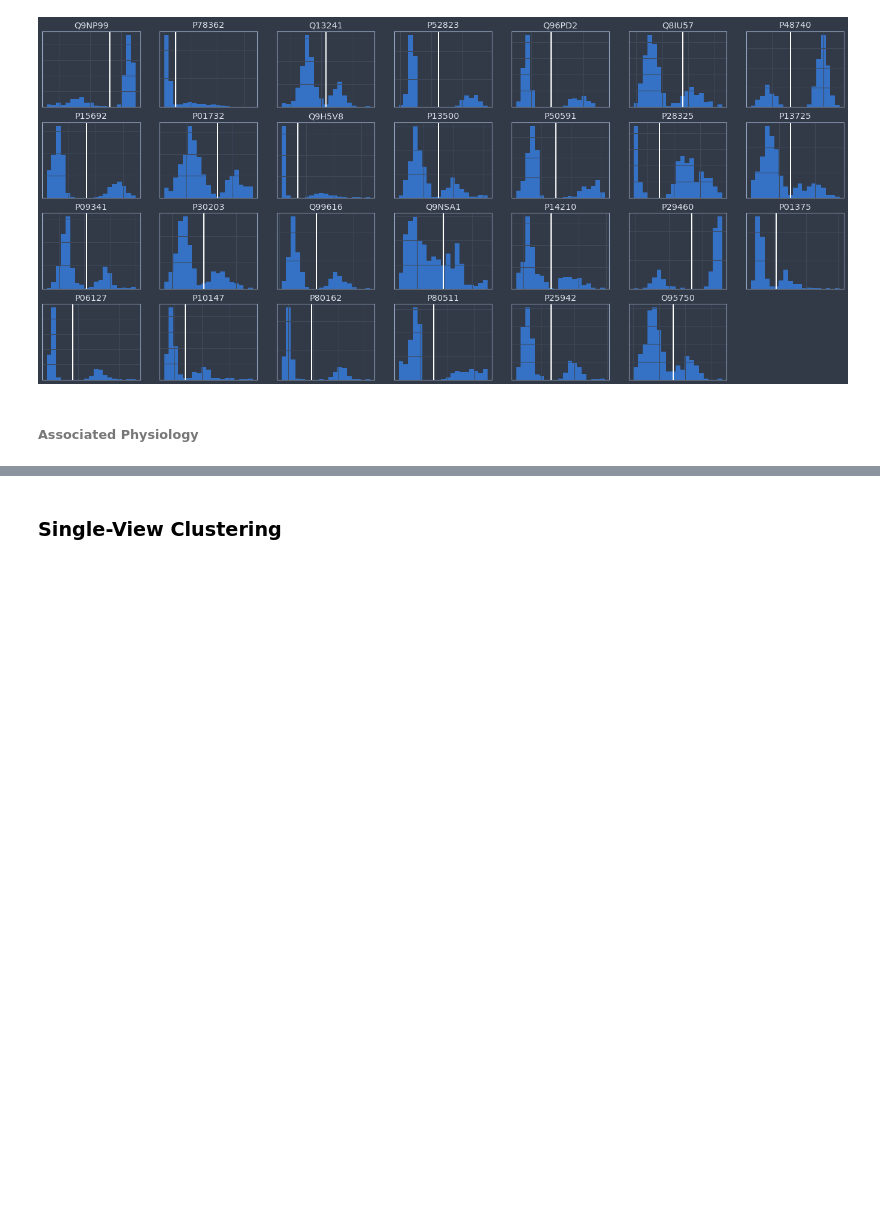
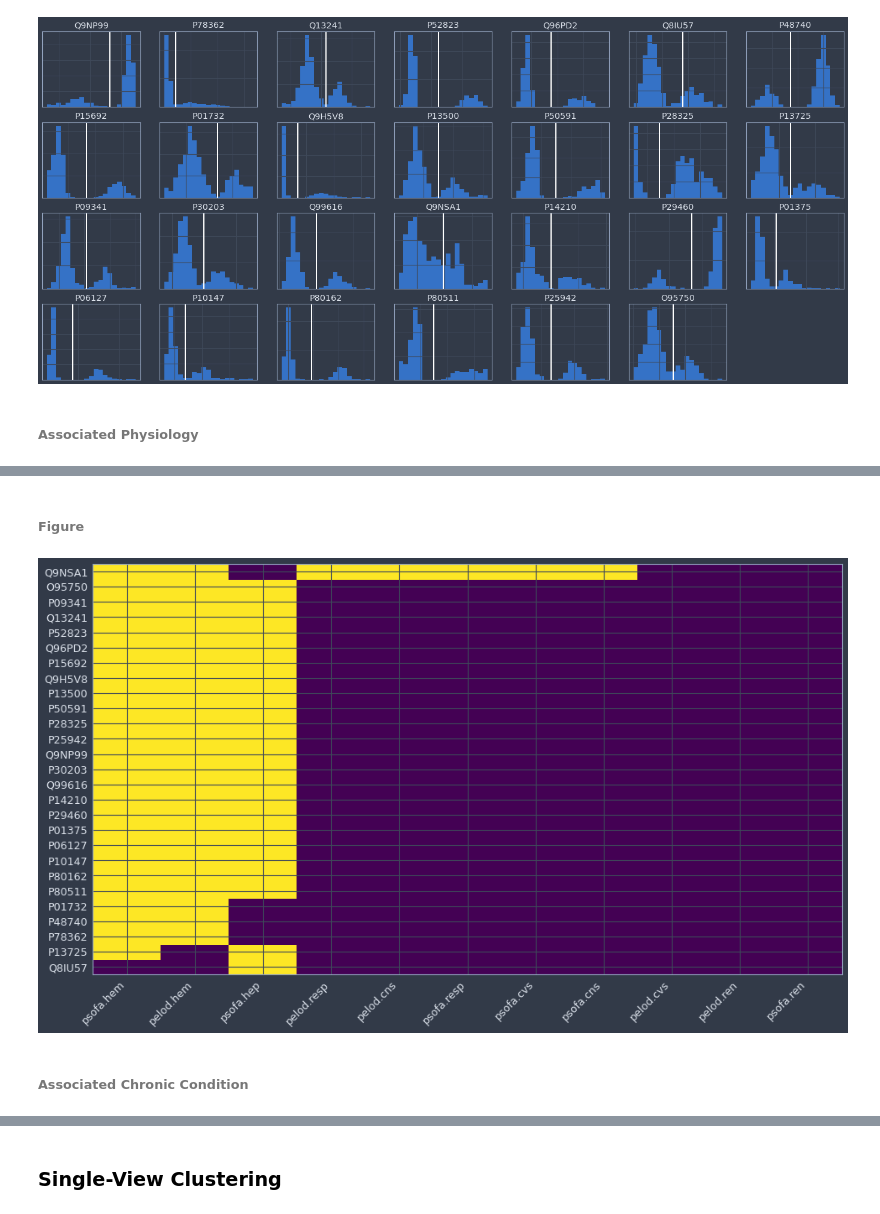
Before and after one commit to BorgwardtLab/Pediatric-Sepsis, a Jupyter notebook: multiview_clustering_jk.ipynb, the cells around one changed output, grey strips where cells are left out. Saved outputs shown, nothing was run; the diff lists cells and outputs as text; code cells hidden in the pictures; blank space fills up the shorter version.

```diff
--- a/multiview_clustering_jk.ipynb
+++ b/multiview_clustering_jk.ipynb
@@ -1375,0 +1475,39 @@ rr.high    0.002278  12.513429
+# %%
+l = .05
+
+test_cs = [c for c in sel_dc['organs'] if ('cons' not in c) and ('summary' not in c) and ('score' not in c)]
+bimorg_df = pd.DataFrame(index=bims,columns=test_cs)
+
+for p in bims:
+
+    c                                = '%sbimorg_cluster' % p
+    bim_df                           = imp_df.copy(deep=True)
+    cols   = [c for c in bim_df.columns if c in test_cs]+[p]
+    bim_df = bim_df[cols]
+    bim_df[c]                        = 0
+    bim_df.loc[bim_df[p]<=bims[p],c] = 1
+    bim_df = bim_df.drop(p,axis=1)
+
+    f_df,null_df = f_pvalues(bim_df,'%sbimorg' % p,l)
+    f_df         = f_df[f_df.p_value==f_df.p_value.min()]
+
+    bimorg_df.loc[p,f_df.index] = 1
+
+    print(p)
+    print(f_df,'\n')
+
+bimorg_df = bimorg_df.fillna(0)
+
+bimorg_pdf = bimorg_df.sum(axis=0).sort_values(ascending=False)
+bimorg_bdf = bimorg_df.sum(axis=1).sort_values(ascending=True)
+bimorg_df = bimorg_df.loc[bimorg_bdf.index,bimorg_pdf.index]
+
+bimorg_fig = plt.figure(figsize=(16,9))
+ax = bimorg_fig.add_subplot(111)
+ax.pcolor(bimorg_df)
+ax.set_yticks(np.arange(bimorg_df.shape[0])+.5)
+ax.set_yticklabels(bimorg_df.index)
+ax.set_xticks(np.arange(bimorg_df.shape[1])+.5)
+ax.set_xticklabels(bimorg_df.columns,rotation=45,ha='right')
+ax.grid('lightgray')
+plt.close()
@@ -1375,0 +1571,8 @@ rr.high    0.002278  12.513429
+# %% [markdown]
+###### Figure
+# %%
+bimorg_fig
+# %% [output]
+[figure, added]
+# %% [markdown]
+###### Associated Chronic Condition
```
Also changed, not shown: parts of 23 cells of this notebook.
